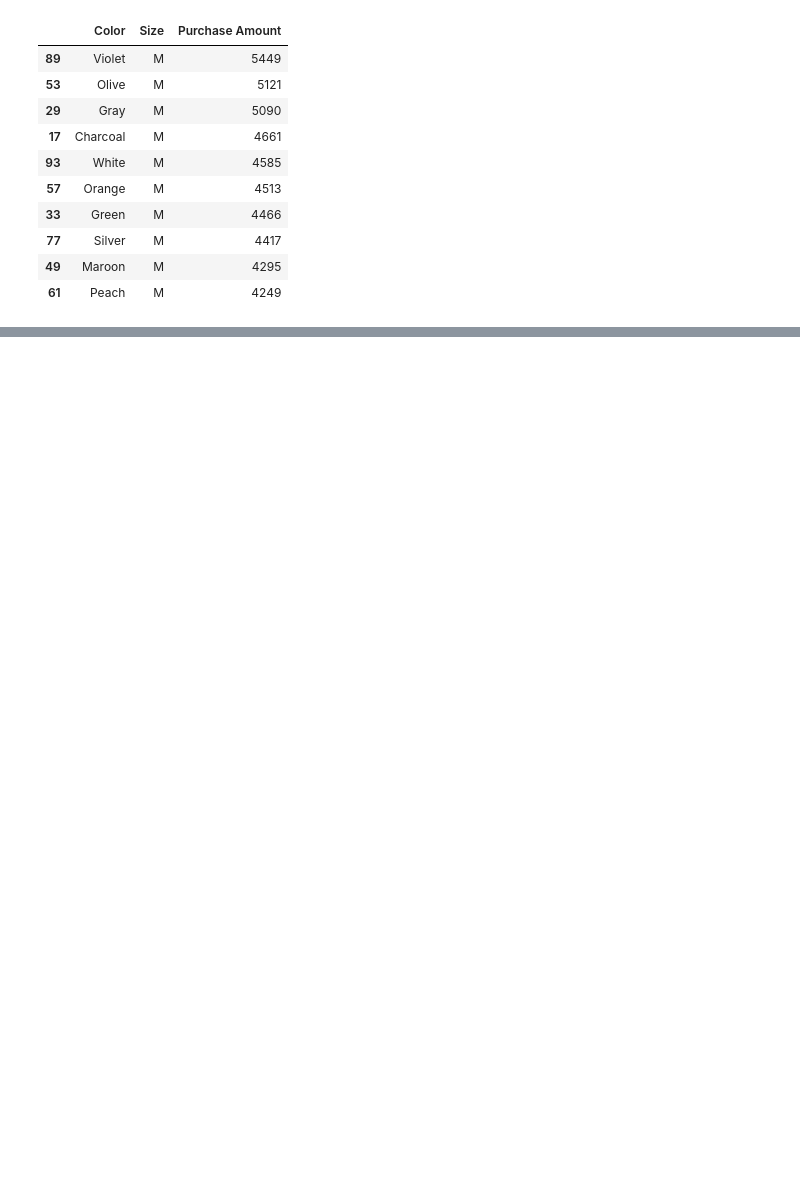
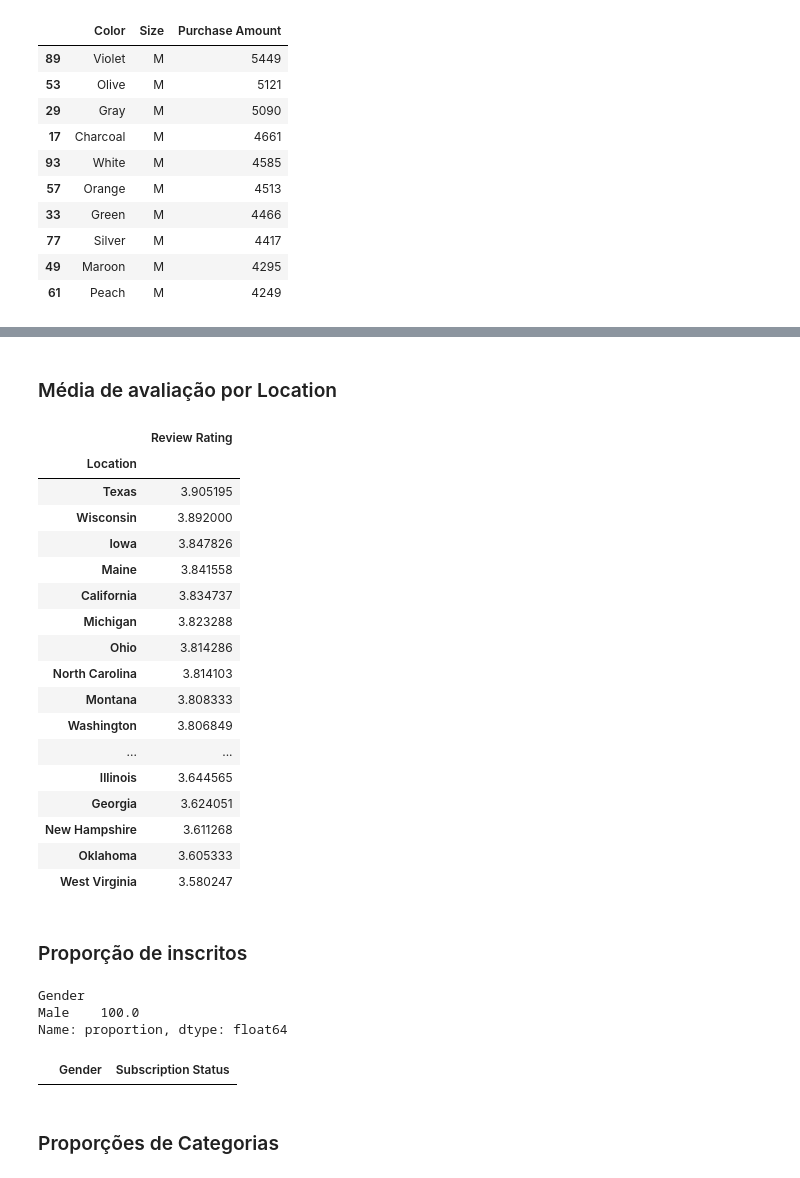
Before and after one commit to lucasz-g/Projetos-Pandas, a Jupyter notebook: Projetos/Projeto Shopping Trends/analise.ipynb, the cells around one changed output, grey strips where cells are left out. Saved outputs shown, nothing was run; the diff lists cells and outputs as text; code cells hidden in the pictures; blank space fills up the shorter version.

```diff
--- a/Projetos/Projeto Shopping Trends/analise.ipynb
+++ b/Projetos/Projeto Shopping Trends/analise.ipynb
@@ -278,0 +296,42 @@ Name: count, Length: 3900, dtype: int64
+# %% [markdown]
+### Média de avaliação por Location
+# %%
+df.groupby('Location')[['Review Rating']].mean().sort_values('Review Rating', ascending=False)
+# %% [output]
+|  | Review Rating |
+| Location |  |
+| Texas | 3.905195 |
+| Wisconsin | 3.892000 |
+| Iowa | 3.847826 |
+| Maine | 3.841558 |
+| California | 3.834737 |
+| Michigan | 3.823288 |
+| Ohio | 3.814286 |
+| North Carolina | 3.814103 |
+| Montana | 3.808333 |
+| Washington | 3.806849 |
+| ... | ... |
+| Illinois | 3.644565 |
+| Georgia | 3.624051 |
+| New Hampshire | 3.611268 |
+| Oklahoma | 3.605333 |
+| West Virginia | 3.580247 |
+# %% [markdown]
+### Proporção de inscritos
+# %%
+df_gender_subscription = df.loc[df['Subscription Status'] == 'Yes', ['Gender', 'Purchase Amount (USD)']]
+
+proportion_gender = df_gender_subscription['Gender'].value_counts(normalize=True)
+
+proportion_gender.mul(100).round(2)
+# %% [output]
+Gender
+Male    100.0
+Name: proportion, dtype: float64
+# %%
+# Somente homens são inscritos
+df.loc[(df['Gender'] == 'Female') & (df['Subscription Status'] == 'Yes'), ['Gender', 'Subscription Status']]
+# %% [output]
+|  | Gender | Subscription Status |
+# %% [markdown]
+### Proporções de Categorias
```
Also changed, not shown: parts of 11 cells of this notebook.
